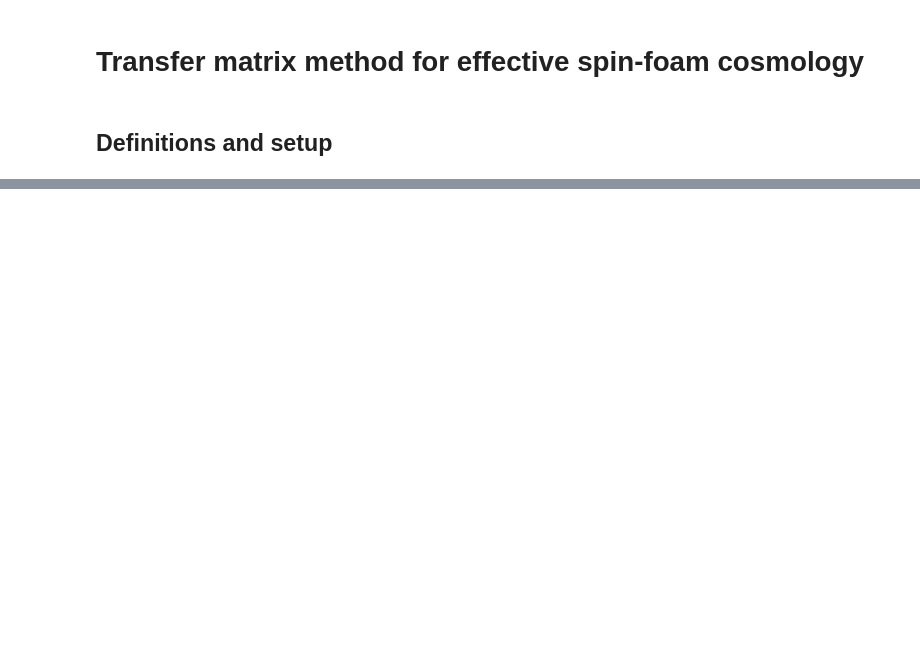
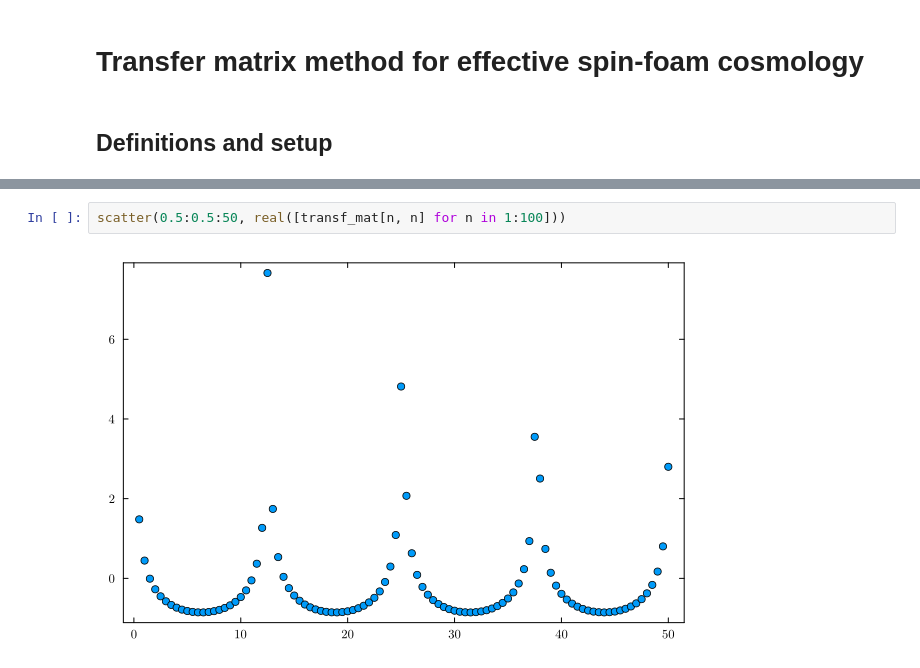
Before and after one commit to Jercheal/transfer_matrix, a Jupyter notebook: transfer_matrix.ipynb, the cells around one changed output, grey strips where cells are left out. Saved outputs shown, nothing was run; the diff lists cells and outputs as text; blank space fills up the shorter version.

```diff
--- a/transfer_matrix.ipynb
+++ b/transfer_matrix.ipynb
@@ -43,0 +152,4 @@ plot(ks,measure_vals)
+# %%
+scatter(0.5:0.5:50, real([transf_mat[n, n] for n in 1:100]))
+# %% [output]
+[figure, added]
```
Also changed, not shown: parts of 16 cells of this notebook, 1 other file.
